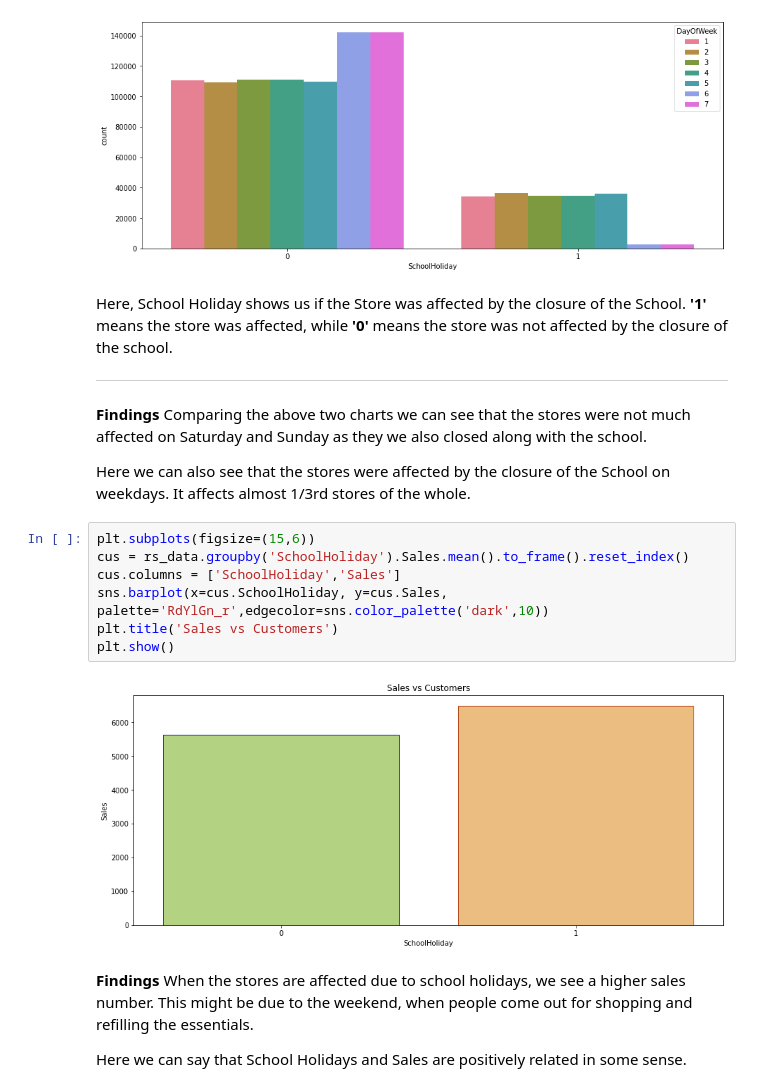
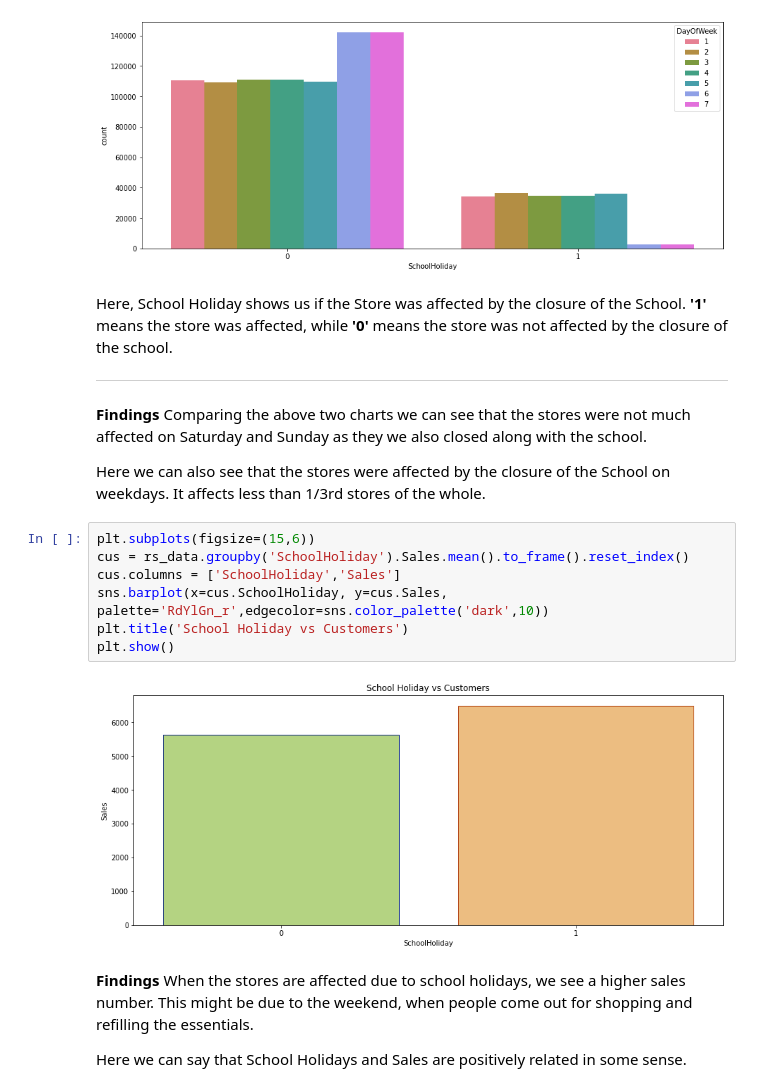
Before and after one commit to vinayakpotdar2114/Capstone-Project-2-Sales-Prediction-Rossmann-Sales-Prediction, a Jupyter notebook: Sales_Prediction_Rossmann_Sales_Prediction_Capstone_2.ipynb, the cells around one changed output. Drawn from its saved outputs; the diff is of its cells as text.

```diff
--- a/Sales_Prediction_Rossmann_Sales_Prediction_Capstone_2.ipynb
+++ b/Sales_Prediction_Rossmann_Sales_Prediction_Capstone_2.ipynb
@@ -355,16 +355,16 @@ Here, School Holiday shows us if the Store was affected by the closure of the Sc
 
 **Findings** Comparing the above two charts we can see that the stores were not much affected on Saturday and Sunday as they we also closed along with the school.
 
-Here we can also see that the stores were affected by the closure of the School on weekdays. It affects almost 1/3rd stores of the whole.
+Here we can also see that the stores were affected by the closure of the School on weekdays. It affects less than 1/3rd stores of the whole.
 # %%
 plt.subplots(figsize=(15,6))
 cus = rs_data.groupby('SchoolHoliday').Sales.mean().to_frame().reset_index()
 cus.columns = ['SchoolHoliday','Sales']
 sns.barplot(x=cus.SchoolHoliday, y=cus.Sales, palette='RdYlGn_r',edgecolor=sns.color_palette('dark',10))
-plt.title('Sales vs Customers')
+plt.title('School Holiday vs Customers')
 plt.show()
 # %% [output]
-[figure, old version]
+[figure, new version]
 # %% [markdown]
 **Findings** When the stores are affected due to school holidays, we see a higher sales number. This might be due to the weekend, when people come out for shopping and refilling the essentials.
 
```
Also changed, not shown: parts of 19 cells of this notebook.
